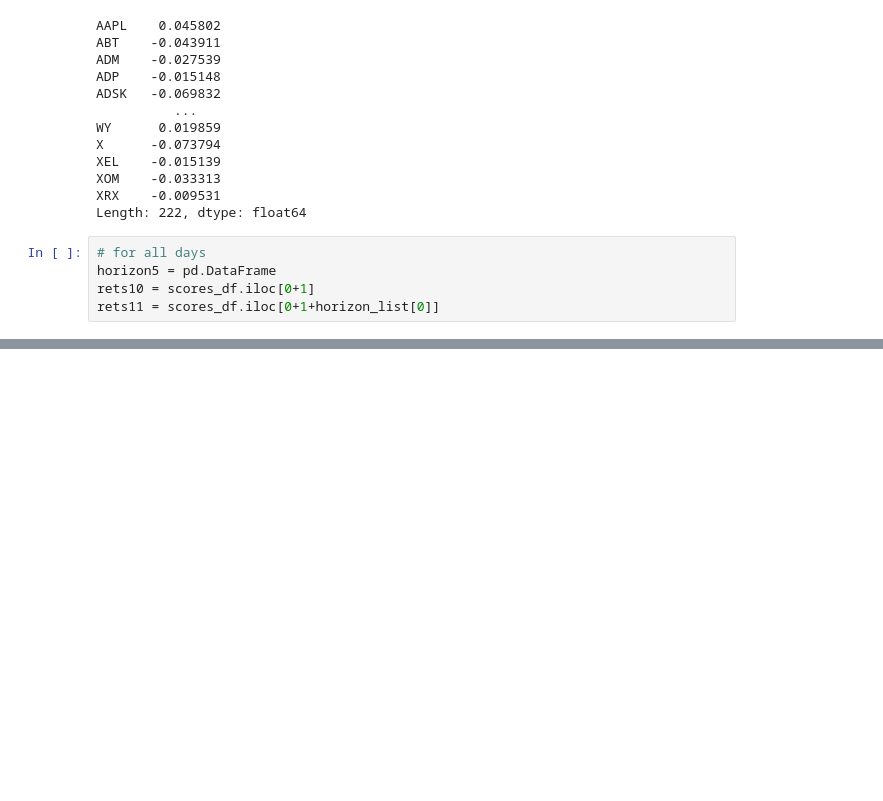
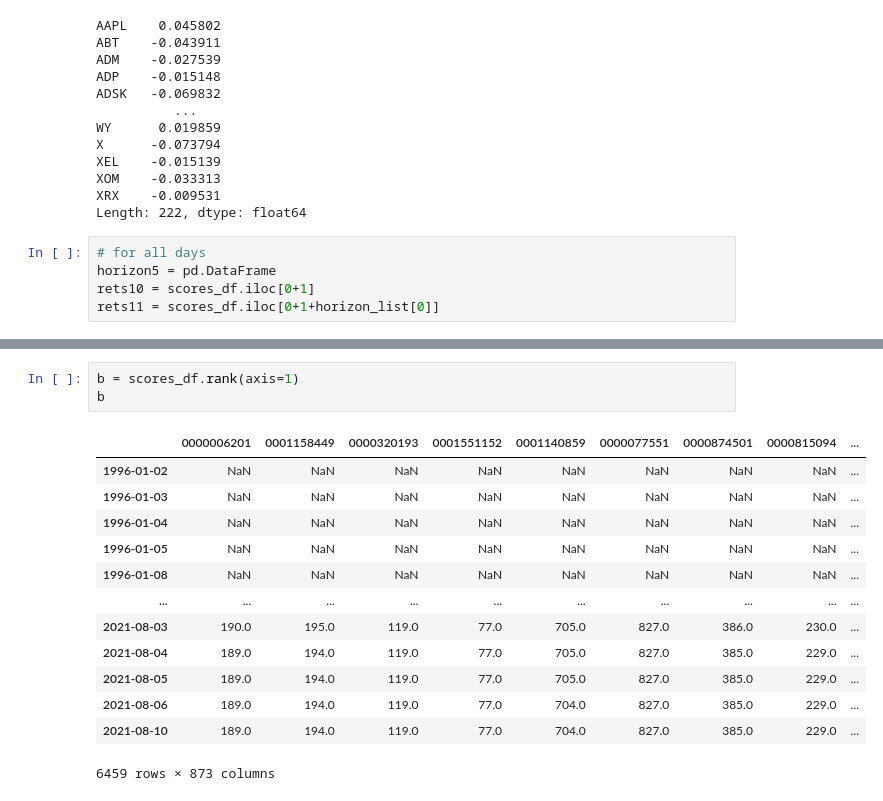
Before and after one commit to lkrenn/SP500_NLP_Project, a Jupyter notebook: Step3-Portfolio_Construction/1-Cosine_Similarity.ipynb, the cells around one changed output, grey strips where cells are left out. Drawn from its saved outputs; the diff is of its cells as text; blank space fills up the shorter version.

```diff
--- a/Step3-Portfolio_Construction/1-Cosine_Similarity.ipynb
+++ b/Step3-Portfolio_Construction/1-Cosine_Similarity.ipynb
@@ -349,0 +437,17 @@ rets11 = scores_df.iloc[0+1+horizon_list[0]]
+# %%
+b = scores_df.rank(axis=1)
+b
+# %% [output]
+|  | 0000006201 | 0001158449 | 0000320193 | 0001551152 | 0001140859 | 0000077551 | 0000874501 | 0000815094 | ... |
+| 1996-01-02 | NaN | NaN | NaN | NaN | NaN | NaN | NaN | NaN | ... |
+| 1996-01-03 | NaN | NaN | NaN | NaN | NaN | NaN | NaN | NaN | ... |
+| 1996-01-04 | NaN | NaN | NaN | NaN | NaN | NaN | NaN | NaN | ... |
+| 1996-01-05 | NaN | NaN | NaN | NaN | NaN | NaN | NaN | NaN | ... |
+| 1996-01-08 | NaN | NaN | NaN | NaN | NaN | NaN | NaN | NaN | ... |
+| ... | ... | ... | ... | ... | ... | ... | ... | ... | ... |
+| 2021-08-03 | 190.0 | 195.0 | 119.0 | 77.0 | 705.0 | 827.0 | 386.0 | 230.0 | ... |
+| 2021-08-04 | 189.0 | 194.0 | 119.0 | 77.0 | 705.0 | 827.0 | 385.0 | 229.0 | ... |
+| 2021-08-05 | 189.0 | 194.0 | 119.0 | 77.0 | 705.0 | 827.0 | 385.0 | 229.0 | ... |
+| 2021-08-06 | 189.0 | 194.0 | 119.0 | 77.0 | 704.0 | 827.0 | 385.0 | 229.0 | ... |
+| 2021-08-10 | 189.0 | 194.0 | 119.0 | 77.0 | 704.0 | 827.0 | 385.0 | 229.0 | ... |
+6459 rows × 873 columns
```
Also changed, not shown: parts of 28 cells of this notebook, 2 other files.
